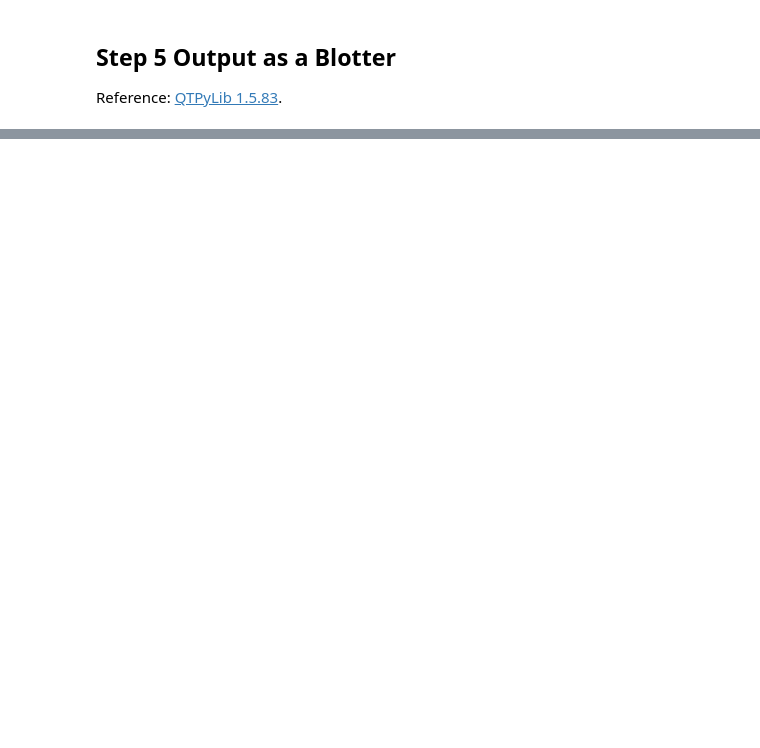
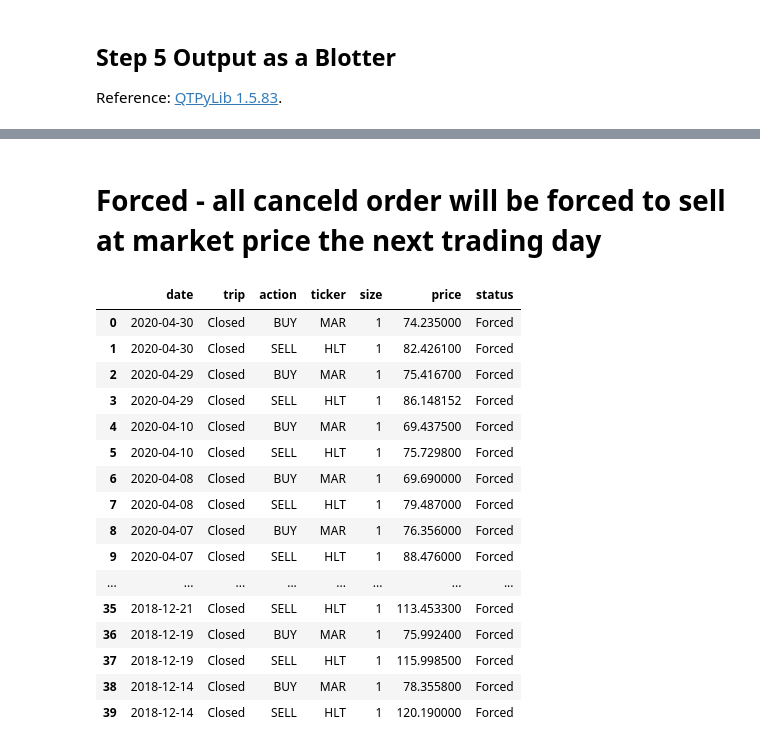
Before and after one commit to Fintech533-Sakura/interactive_trader, a Jupyter notebook: Pair_Trading_strat.ipynb, the cells around one changed output, grey strips where cells are left out. Saved outputs shown, nothing was run; the diff lists cells and outputs as text; code cells hidden in the pictures; blank space fills up the shorter version.

Commit message:
Add files via upload
Updated Pair_Trading_start.ipynb

```diff
--- a/Pair_Trading_strat.ipynb
+++ b/Pair_Trading_strat.ipynb
@@ -138,0 +220,22 @@ for index, row in mydf.iterrows():
+# %% [markdown]
+# Forced - all canceld order will be forced to sell at market price the next trading day
+# %%
+get_exit_orders(blotter,5,0.01)[1]
+# %% [output]
+|  | date | trip | action | ticker | size | price | status |
+| 0 | 2020-04-30 | Closed | BUY | MAR | 1 | 74.235000 | Forced |
+| 1 | 2020-04-30 | Closed | SELL | HLT | 1 | 82.426100 | Forced |
+| 2 | 2020-04-29 | Closed | BUY | MAR | 1 | 75.416700 | Forced |
+| 3 | 2020-04-29 | Closed | SELL | HLT | 1 | 86.148152 | Forced |
+| 4 | 2020-04-10 | Closed | BUY | MAR | 1 | 69.437500 | Forced |
+| 5 | 2020-04-10 | Closed | SELL | HLT | 1 | 75.729800 | Forced |
+| 6 | 2020-04-08 | Closed | BUY | MAR | 1 | 69.690000 | Forced |
+| 7 | 2020-04-08 | Closed | SELL | HLT | 1 | 79.487000 | Forced |
+| 8 | 2020-04-07 | Closed | BUY | MAR | 1 | 76.356000 | Forced |
+| 9 | 2020-04-07 | Closed | SELL | HLT | 1 | 88.476000 | Forced |
+| ... | ... | ... | ... | ... | ... | ... | ... |
+| 35 | 2018-12-21 | Closed | SELL | HLT | 1 | 113.453300 | Forced |
+| 36 | 2018-12-19 | Closed | BUY | MAR | 1 | 75.992400 | Forced |
+| 37 | 2018-12-19 | Closed | SELL | HLT | 1 | 115.998500 | Forced |
+| 38 | 2018-12-14 | Closed | BUY | MAR | 1 | 78.355800 | Forced |
+| 39 | 2018-12-14 | Closed | SELL | HLT | 1 | 120.190000 | Forced |
```
Also changed, not shown: parts of 15 cells of this notebook.
